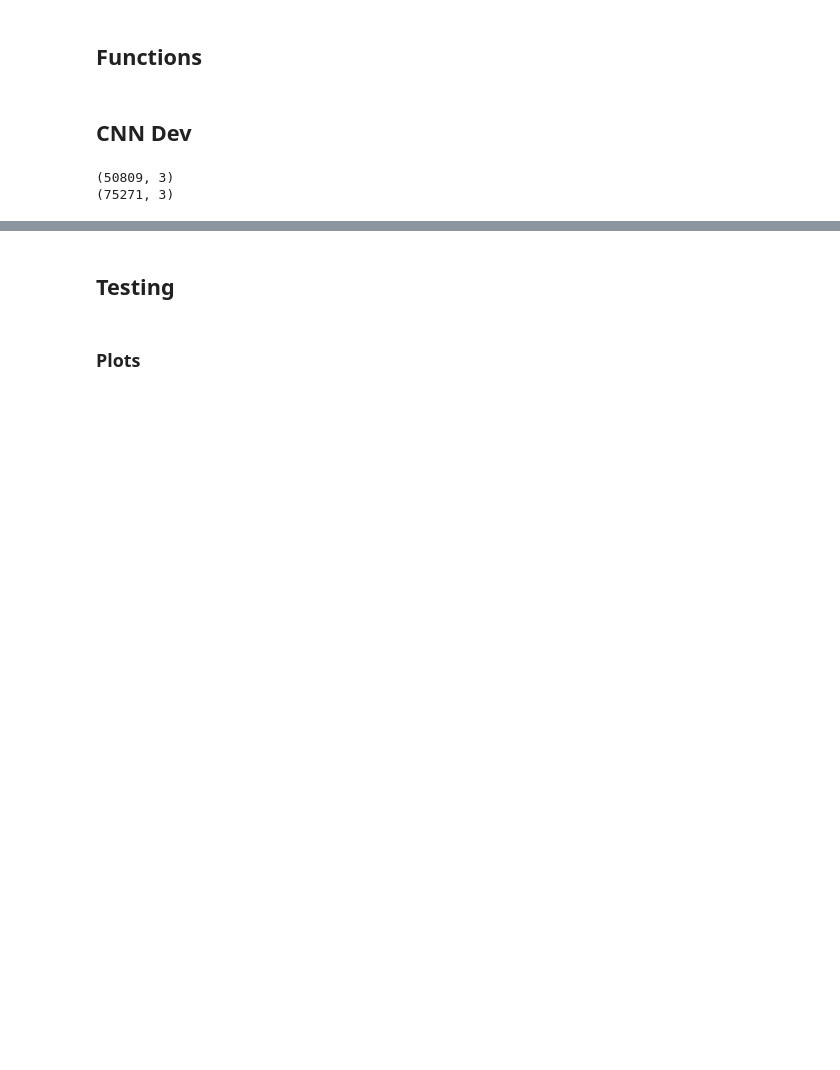
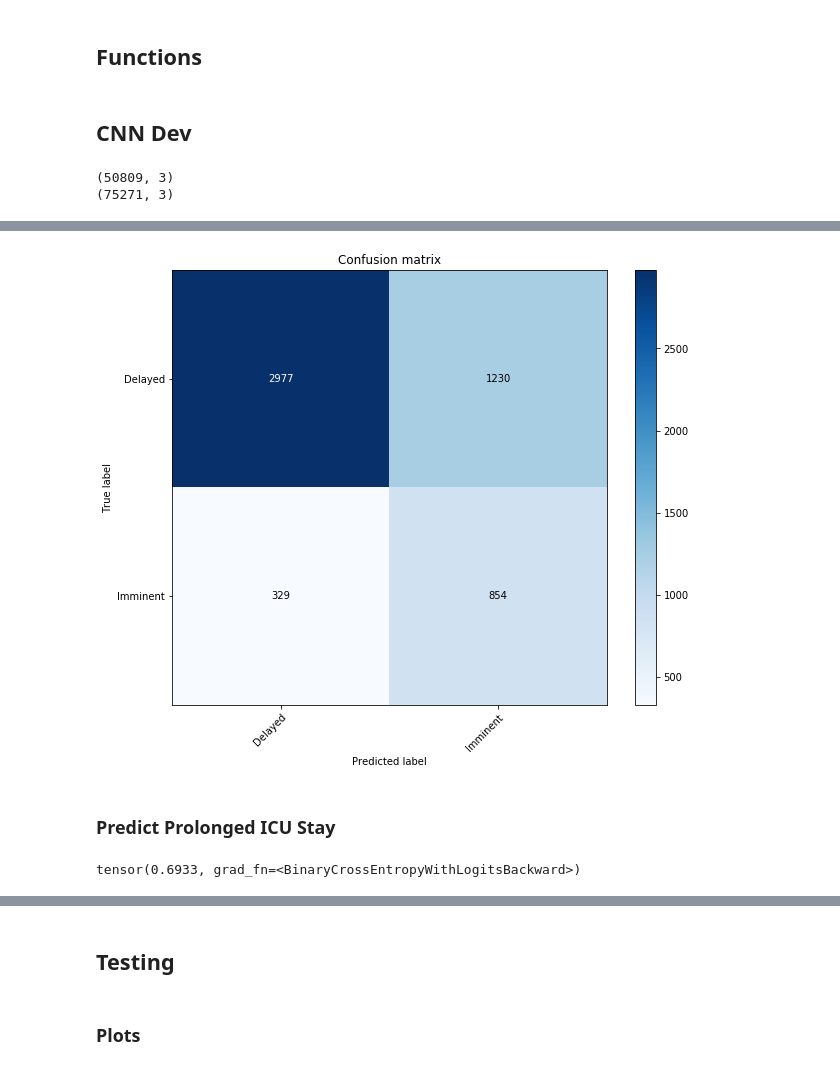
Before and after one commit to sudarshan85/imminent-adm-mimic, a Jupyter notebook: cnn/cnn_classifier.ipynb, the cells around one changed output, grey strips where cells are left out. Saved outputs shown, nothing was run; the diff lists cells and outputs as text; code cells hidden in the pictures; blank space fills up the shorter version.

```diff
--- a/cnn/cnn_classifier.ipynb
+++ b/cnn/cnn_classifier.ipynb
@@ -173,5 +177,5 @@ plot_thresh_range(ax, targ, prob, 0.1, 0.9, 25)
 # %%
-args.imminent_threshold = 0.24
+args.imminent_threshold = 0.2
 pred = (prob > args.imminent_threshold).astype(np.int64)
 cm = confusion_matrix(targ, pred)
 tn,fp,fn,tp = cm[0][0],cm[0][1],cm[1][0],cm[1][1]
@@ -197,0 +211,7 @@ metrics
+# %%
+fig, ax = plt.subplots(figsize=(10, 8))
+plot_confusion_matrix(ax, cm, classes=['Delayed', 'Imminent'], normalize=False, title='Confusion matrix')
+# %% [output]
+[figure, added]
+# %% [markdown]
+### Predict Prolonged ICU Stay
@@ -197,0 +231,6 @@ metrics
+# %%
+x, y = next(itr)
+y_pred = classifier(x)
+print(loss_fn(y_pred, y))
+# %% [output]
+tensor(0.6933, grad_fn=<BinaryCrossEntropyWithLogitsBackward>)
```
Also changed, not shown: parts of 13 cells of this notebook, 2 other files.
